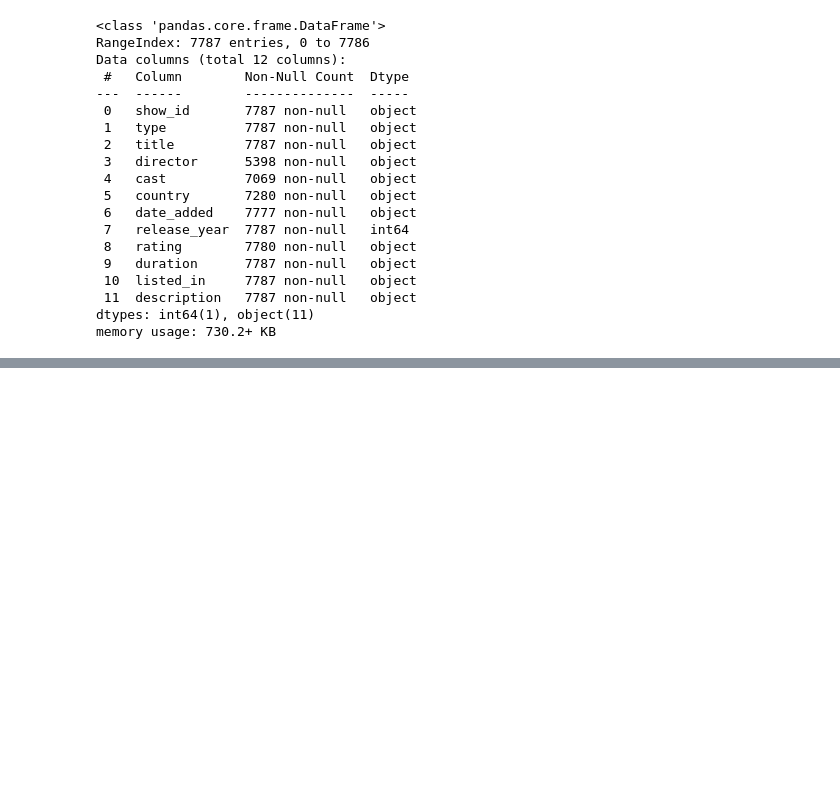
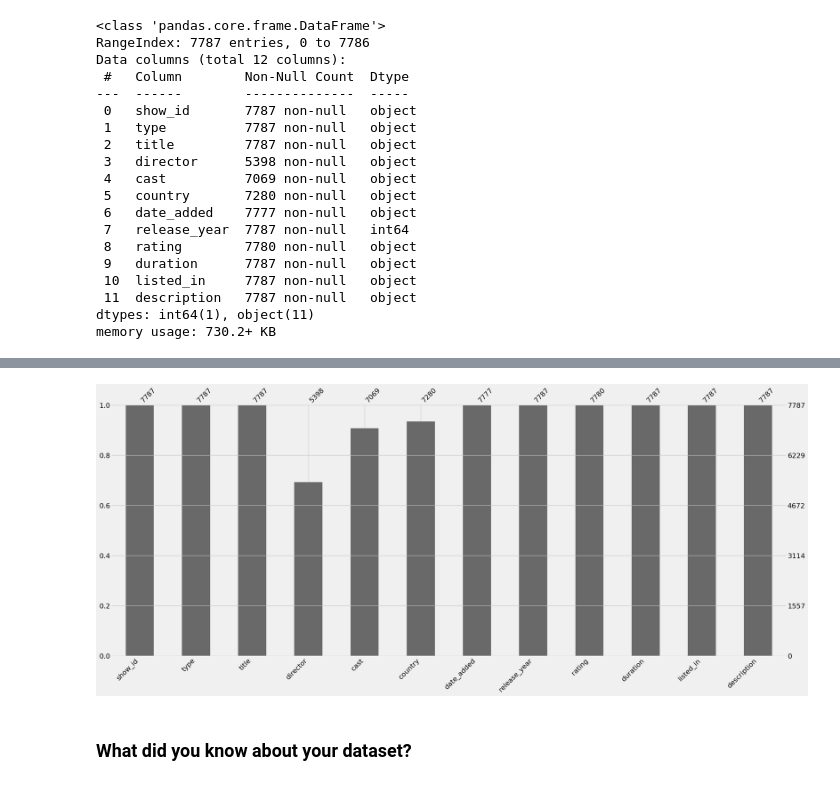
Before and after one commit to makdatascience/Netflix-Movies-TV-Shows-Clustering, a Jupyter notebook: Netflix_Movies_and_TV_Shows_Clustering.ipynb, the cells around one changed output, grey strips where cells are left out. Cells and saved outputs as stored; diff of their text form; code cells hidden in the pictures; blank space fills up the shorter version.

```diff
--- a/Netflix_Movies_and_TV_Shows_Clustering.ipynb
+++ b/Netflix_Movies_and_TV_Shows_Clustering.ipynb
@@ -128,0 +157,8 @@ memory usage: 730.2+ KB
+# %%
+# Visualizing the missing values
+msno.bar(df)
+plt.show()
+# %% [output]
+[figure, added]
+# %% [markdown]
+### What did you know about your dataset?
```
Also changed, not shown: parts of 346 cells of this notebook.
